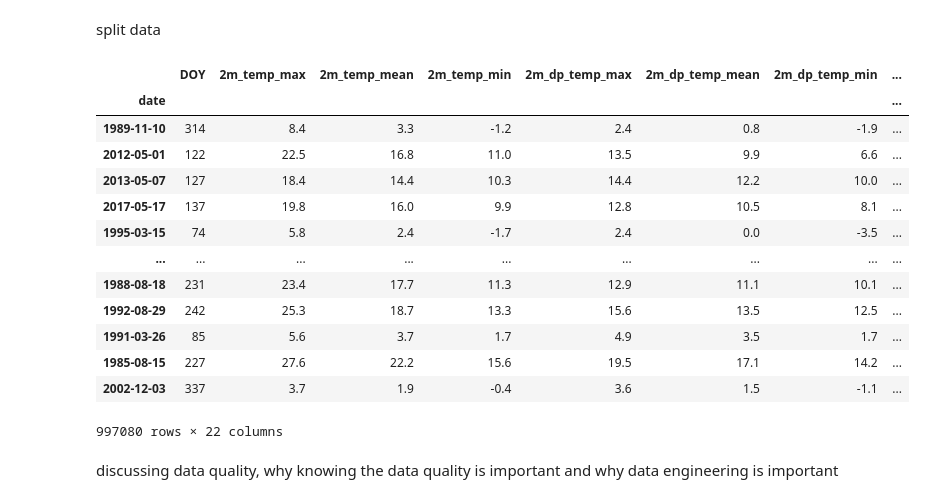
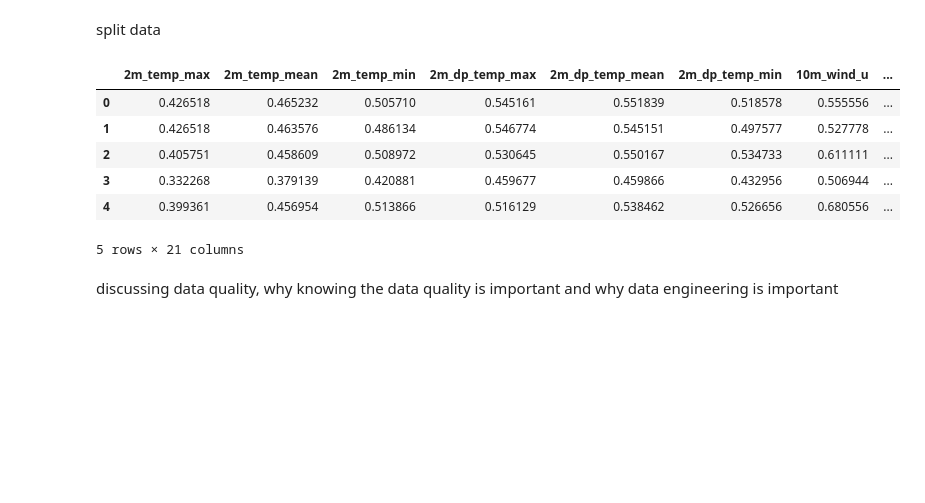
Before and after one commit to danielpuehringer/Assignment-2_Intro-comp-sust_climate-forecasting, a Jupyter notebook: data/preprocessing.ipynb, the cells around one changed output. Cells and saved outputs as stored; diff of their text form; code cells hidden in the pictures; blank space fills up the shorter version.

```diff
--- a/data/preprocessing.ipynb
+++ b/data/preprocessing.ipynb
@@ -164,44 +190,48 @@ data preprocessing impute missing values normalize and so on
 split data
 # %%
 
-X_train, X_temp, y_train, y_temp = train_test_split(
-    features, target, test_size=0.3, random_state=42
-)
-X_val, X_test, y_val, y_test = train_test_split(
-    X_temp, y_temp, test_size=0.5, random_state=42
-)
+
+X = features
+y = target
+
+n = len(df_merged)
+
+train_size = int(n * 0.7)
+val_size   = int(n * 0.15)
+# test size = rest
+
+X = features
+y = target.reset_index(drop=True)
+
+dates = df_merged.index.values
+test_dates = dates[train_size + val_size:]
+
+X_train = X.iloc[:train_size].copy()
+y_train = y.iloc[:train_size].copy()
+
+X_val = X.iloc[train_size:train_size + val_size].copy()
+y_val = y.iloc[train_size:train_size + val_size].copy()
+
+X_test = X.iloc[train_size + val_size:].copy()
+y_test = y.iloc[train_size + val_size:].copy()
 # %%
 from sklearn.preprocessing import MinMaxScaler
-cols_to_normalize = [
 
-    'swe','surf_net_solar_rad_max','surf_net_solar_rad_mean',
-    'surf_net_therm_rad_max','surf_net_therm_rad_mean',
-    'surf_press'
-]
 scaler = MinMaxScaler()
-#fit to the data we know
-X_train[cols_to_normalize] = scaler.fit_transform(X_train[cols_to_normalize])
 
-#use it on data we dont know
-X_val[cols_to_normalize] = scaler.transform(X_val[cols_to_normalize])
-X_test[cols_to_normalize] = scaler.transform(X_test[cols_to_normalize])
+X_train[numeric_cols] = scaler.fit_transform(X_train[numeric_cols])
+X_val[numeric_cols]   = scaler.transform(X_val[numeric_cols])
+X_test[numeric_cols]  = scaler.transform(X_test[numeric_cols])
 
-X_train
+X_train.head()
 # %% [output]
-|  | DOY | 2m_temp_max | 2m_temp_mean | 2m_temp_min | 2m_dp_temp_max | 2m_dp_temp_mean | 2m_dp_temp_min | ... |
-| date |  |  |  |  |  |  |  | ... |
-| 1989-11-10 | 314 | 8.4 | 3.3 | -1.2 | 2.4 | 0.8 | -1.9 | ... |
-| 2012-05-01 | 122 | 22.5 | 16.8 | 11.0 | 13.5 | 9.9 | 6.6 | ... |
-| 2013-05-07 | 127 | 18.4 | 14.4 | 10.3 | 14.4 | 12.2 | 10.0 | ... |
-| 2017-05-17 | 137 | 19.8 | 16.0 | 9.9 | 12.8 | 10.5 | 8.1 | ... |
-| 1995-03-15 | 74 | 5.8 | 2.4 | -1.7 | 2.4 | 0.0 | -3.5 | ... |
-| ... | ... | ... | ... | ... | ... | ... | ... | ... |
-| 1988-08-18 | 231 | 23.4 | 17.7 | 11.3 | 12.9 | 11.1 | 10.1 | ... |
-| 1992-08-29 | 242 | 25.3 | 18.7 | 13.3 | 15.6 | 13.5 | 12.5 | ... |
-| 1991-03-26 | 85 | 5.6 | 3.7 | 1.7 | 4.9 | 3.5 | 1.7 | ... |
-| 1985-08-15 | 227 | 27.6 | 22.2 | 15.6 | 19.5 | 17.1 | 14.2 | ... |
-| 2002-12-03 | 337 | 3.7 | 1.9 | -0.4 | 3.6 | 1.5 | -1.1 | ... |
+|  | 2m_temp_max | 2m_temp_mean | 2m_temp_min | 2m_dp_temp_max | 2m_dp_temp_mean | 2m_dp_temp_min | 10m_wind_u | ... |
+| 0 | 0.426518 | 0.465232 | 0.505710 | 0.545161 | 0.551839 | 0.518578 | 0.555556 | ... |
+| 1 | 0.426518 | 0.463576 | 0.486134 | 0.546774 | 0.545151 | 0.497577 | 0.527778 | ... |
+| 2 | 0.405751 | 0.458609 | 0.508972 | 0.530645 | 0.550167 | 0.534733 | 0.611111 | ... |
+| 3 | 0.332268 | 0.379139 | 0.420881 | 0.459677 | 0.459866 | 0.432956 | 0.506944 | ... |
+| 4 | 0.399361 | 0.456954 | 0.513866 | 0.516129 | 0.538462 | 0.526656 | 0.680556 | ... |
-997080 rows × 22 columns
+5 rows × 21 columns
 # %% [markdown]
 discussing data quality, why knowing the data quality is important and why data engineering is important
 # %% [markdown]
```
Also changed, not shown: parts of 12 cells of this notebook, 2 other files.
